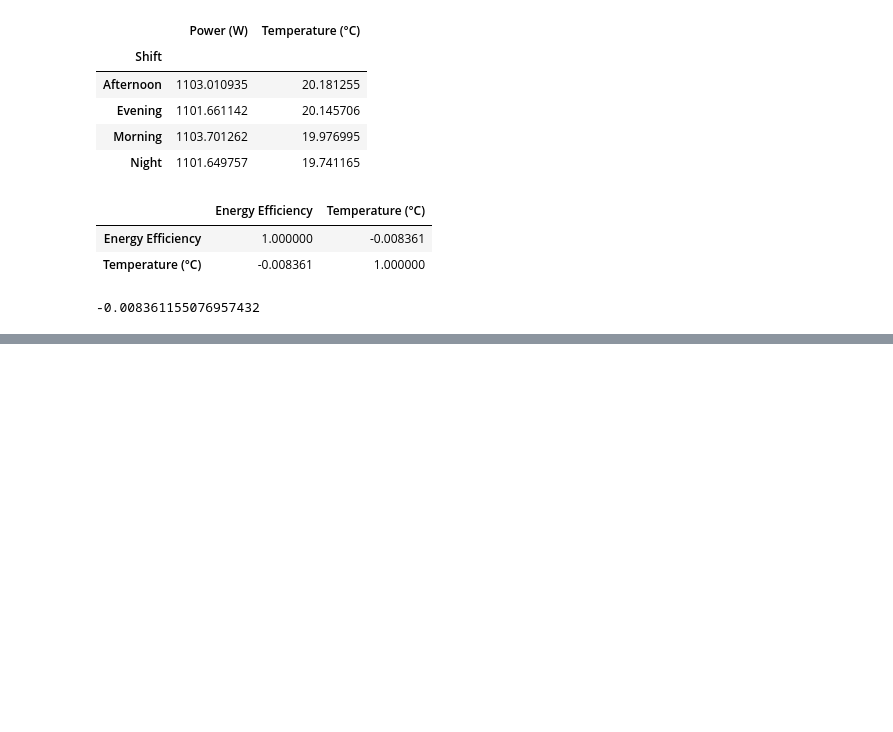
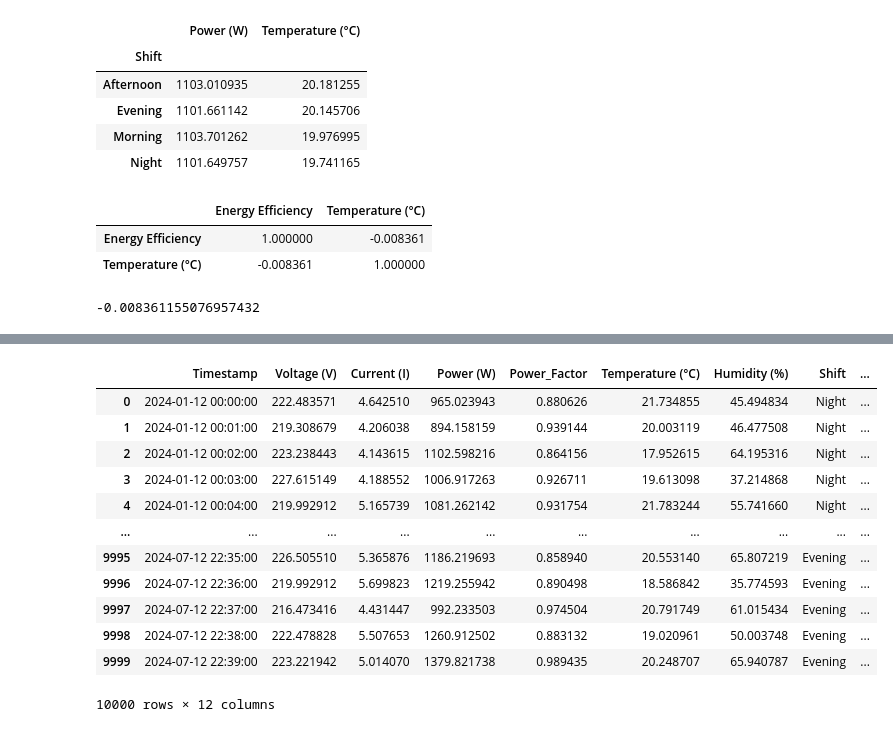
Before and after one commit to dpatil23/Grid-Intelligence-ML, a Jupyter notebook: Assignment_2_230343.ipynb, the cells around one changed output, grey strips where cells are left out. Drawn from its saved outputs; the diff is of its cells as text; code cells hidden in the pictures; blank space fills up the shorter version.

```diff
--- a/Assignment_2_230343.ipynb
+++ b/Assignment_2_230343.ipynb
@@ -184,0 +213,23 @@ df[['Energy Efficiency','Temperature (°C)']].corr().iloc[0,1]
+# %%
+bins=[30,50,60,70]
+labels=['Low','Medium','High']
+df['Humidity Category']=pd.cut(df['Humidity (%)'],bins=bins,labels=labels,right=True)
+# pd.cut is used to categorize data into bins, right is basically to show that 50 will be counted as medium not low
+# qcut is another function that will do it dynamically and allocate equal bin size
+df['Humidity Category Number']=df['Humidity Category'].astype('category').cat.codes
+# this converts them into numbers automatically for their low medium high
+df
+# %% [output]
+|  | Timestamp | Voltage (V) | Current (I) | Power (W) | Power_Factor | Temperature (°C) | Humidity (%) | Shift | ... |
+| 0 | 2024-01-12 00:00:00 | 222.483571 | 4.642510 | 965.023943 | 0.880626 | 21.734855 | 45.494834 | Night | ... |
+| 1 | 2024-01-12 00:01:00 | 219.308679 | 4.206038 | 894.158159 | 0.939144 | 20.003119 | 46.477508 | Night | ... |
+| 2 | 2024-01-12 00:02:00 | 223.238443 | 4.143615 | 1102.598216 | 0.864156 | 17.952615 | 64.195316 | Night | ... |
+| 3 | 2024-01-12 00:03:00 | 227.615149 | 4.188552 | 1006.917263 | 0.926711 | 19.613098 | 37.214868 | Night | ... |
+| 4 | 2024-01-12 00:04:00 | 219.992912 | 5.165739 | 1081.262142 | 0.931754 | 21.783244 | 55.741660 | Night | ... |
+| ... | ... | ... | ... | ... | ... | ... | ... | ... | ... |
+| 9995 | 2024-07-12 22:35:00 | 226.505510 | 5.365876 | 1186.219693 | 0.858940 | 20.553140 | 65.807219 | Evening | ... |
+| 9996 | 2024-07-12 22:36:00 | 219.992912 | 5.699823 | 1219.255942 | 0.890498 | 18.586842 | 35.774593 | Evening | ... |
+| 9997 | 2024-07-12 22:37:00 | 216.473416 | 4.431447 | 992.233503 | 0.974504 | 20.791749 | 61.015434 | Evening | ... |
+| 9998 | 2024-07-12 22:38:00 | 222.478828 | 5.507653 | 1260.912502 | 0.883132 | 19.020961 | 50.003748 | Evening | ... |
+| 9999 | 2024-07-12 22:39:00 | 223.221942 | 5.014070 | 1379.821738 | 0.989435 | 20.248707 | 65.940787 | Evening | ... |
+10000 rows × 12 columns
```
Also changed, not shown: parts of 4 cells of this notebook.
